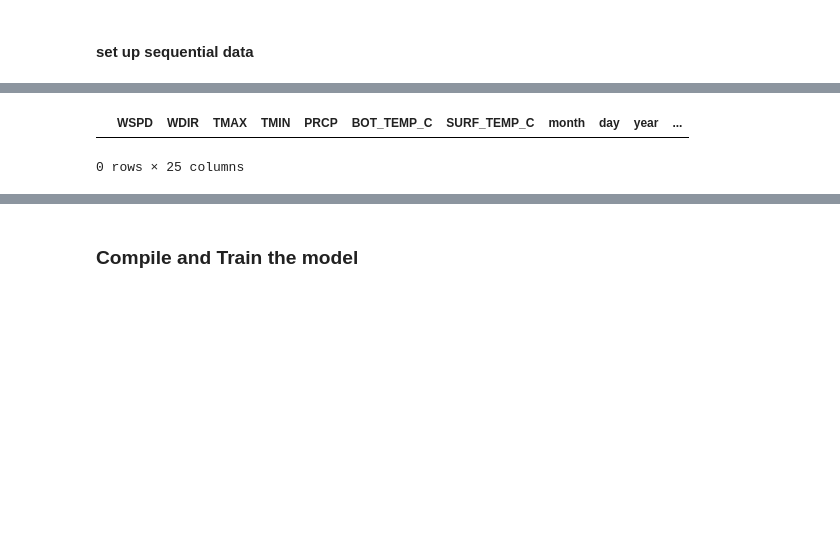
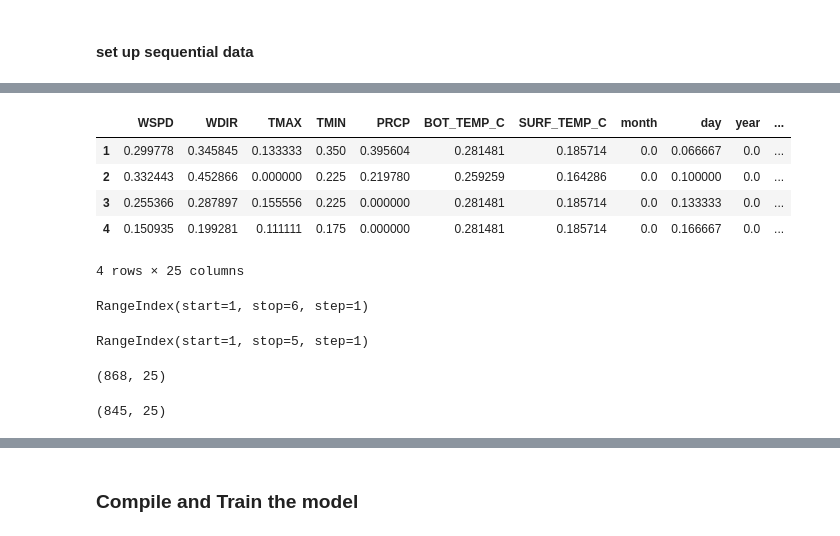
Before and after one commit to spencercody/scripps-water-temp, a Jupyter notebook: src/modeling/notebooks/05-rnn - 2.ipynb, the cells around one changed output, grey strips where cells are left out. Cells and saved outputs as stored; diff of their text form; code cells hidden in the pictures; blank space fills up the shorter version.

```diff
--- a/src/modeling/notebooks/05-rnn - 2.ipynb
+++ b/src/modeling/notebooks/05-rnn - 2.ipynb
@@ -75,8 +53,38 @@ train_df.head(3)
-# %%
-train_df[train_df.target.isnull()]
-# %% [output]
-|  | WSPD | WDIR | TMAX | TMIN | PRCP | BOT_TEMP_C | SURF_TEMP_C | month | day | year | ... |
-0 rows × 25 columns
+# %%
+train_df.iloc[1:5]
+# %% [output]
+|  | WSPD | WDIR | TMAX | TMIN | PRCP | BOT_TEMP_C | SURF_TEMP_C | month | day | year | ... |
+| 1 | 0.299778 | 0.345845 | 0.133333 | 0.350 | 0.395604 | 0.281481 | 0.185714 | 0.0 | 0.066667 | 0.0 | ... |
+| 2 | 0.332443 | 0.452866 | 0.000000 | 0.225 | 0.219780 | 0.259259 | 0.164286 | 0.0 | 0.100000 | 0.0 | ... |
+| 3 | 0.255366 | 0.287897 | 0.155556 | 0.225 | 0.000000 | 0.281481 | 0.185714 | 0.0 | 0.133333 | 0.0 | ... |
+| 4 | 0.150935 | 0.199281 | 0.111111 | 0.175 | 0.000000 | 0.281481 | 0.185714 | 0.0 | 0.166667 | 0.0 | ... |
+4 rows × 25 columns
+# %%
+train_df.loc[1:5].index
+# %% [output]
+RangeIndex(start=1, stop=6, step=1)
+# %%
+train_df.iloc[1:5].index
+# %% [output]
+RangeIndex(start=1, stop=5, step=1)
+# %%
+test_X_df.reset_index(drop=True, inplace=True)
+test_y_df.reset_index(drop=True, inplace=True)
+
+test_df = test_X_df.join(test_y_df)
+test_df.head(3)
+test_df.shape
+# %% [output]
+(868, 25)
+# %%
+val_X_df.reset_index(drop=True, inplace=True)
+val_y_df.reset_index(drop=True, inplace=True)
+
+val_df = val_X_df.join(val_y_df)
+val_df.head(3)
+val_df.shape
+# %% [output]
+(845, 25)
 # %%
 def recreate_date_column(df, scaler)->pd.Series:
     df = df.copy()
```
Also changed, not shown: parts of 41 cells of this notebook, 20 other files.
